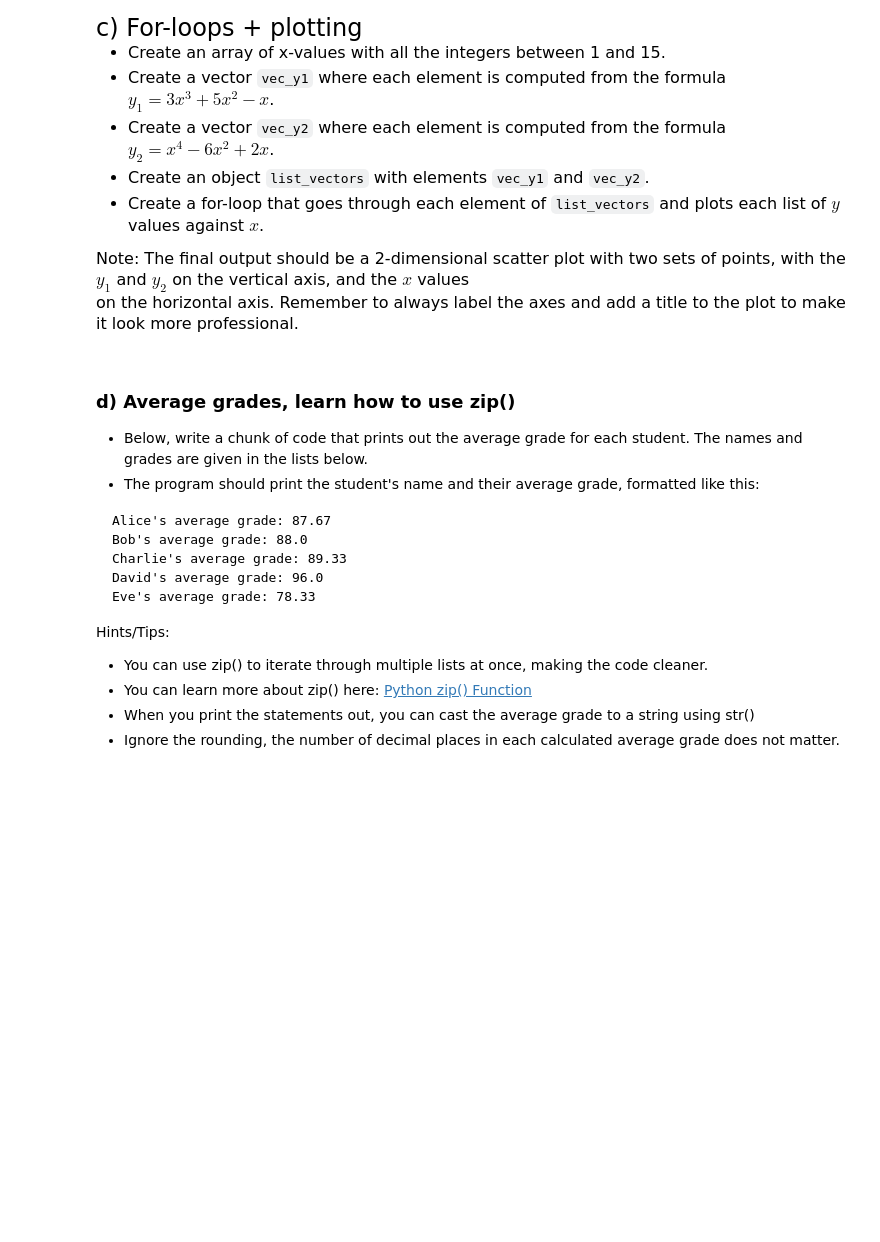
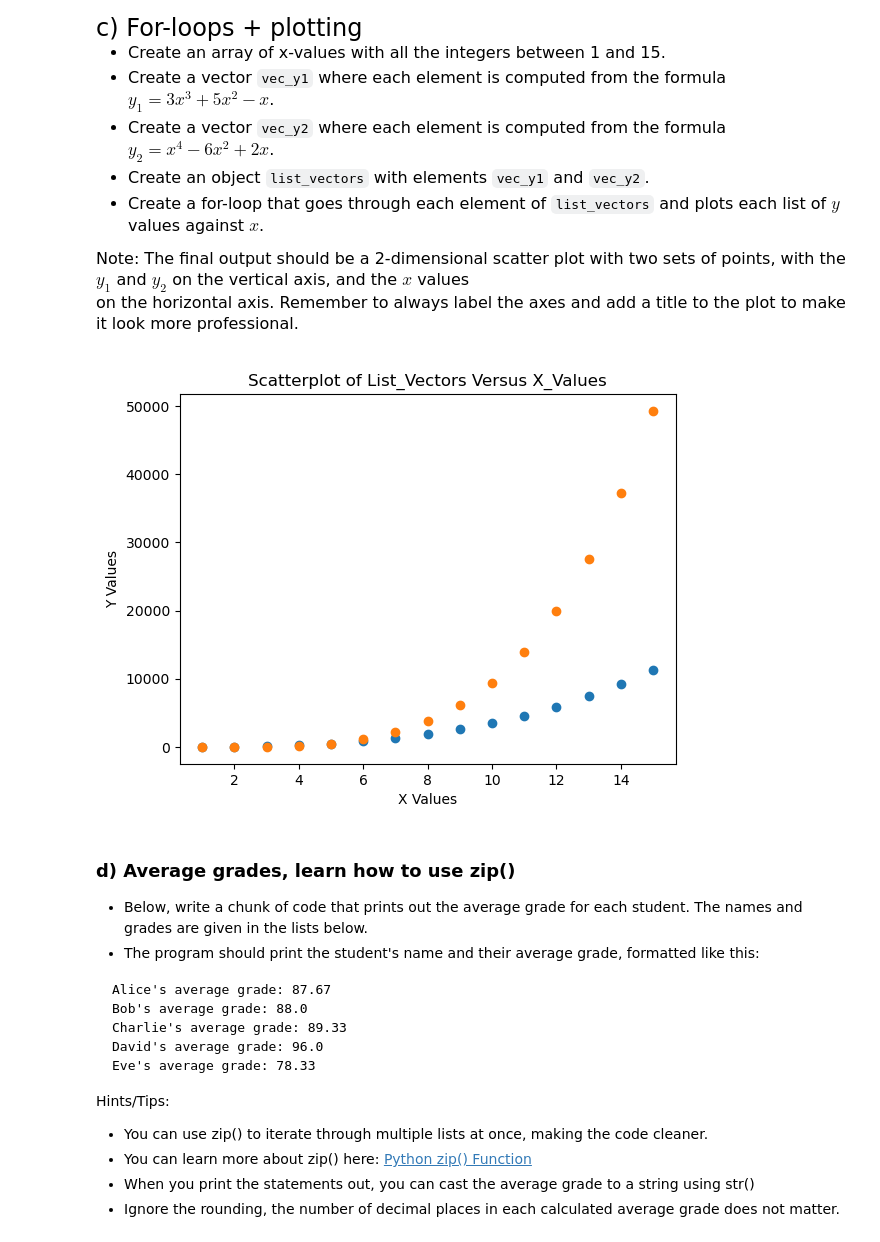
Before and after one commit to joyxqu/qtm151spring2025, a Jupyter notebook: assignment4/assignment4.ipynb, the cells around one changed output. Drawn from its saved outputs; the diff is of its cells as text; code cells hidden in the pictures; blank space fills up the shorter version.

```diff
--- a/assignment4/assignment4.ipynb
+++ b/assignment4/assignment4.ipynb
@@ -38,0 +37,11 @@ student_names = ["Alice", "Bob", "Charlie", "David", "Eve",
+# %%
+honor_roll_names = []
+honor_roll_scores = []
+
+for i in range(len(test_scores)):
+    if test_scores[i] >= 90:
+        honor_roll_names.append(student_names[i])
+        honor_roll_scores.append(test_scores[i])
+
+print(honor_roll_names)
+print(honor_roll_scores)
@@ -73,3 +91,24 @@ on the horizontal axis. Remember to always label the axes and add a title to the
+# %%
+x_values = np.array(range(1, 16))
+
+vec_y1 = 3 * x_values ** 3 + 5 * x_values ** 2 - x_values
+vec_y2 = x_values ** 4 - 6 * x_values ** 2 + 2 * x_values
+
+list_vectors = [vec_y1, vec_y2]
+
+# Iterate through list_vectors
+for i, vector in enumerate(list_vectors):
+    plt.scatter(x_values, vector)
+
+# Add labels to the plot
+plt.xlabel('X Values')
+plt.ylabel('Y Values')
+plt.title('Scatterplot of List_Vectors Versus X_Values')
+
+# Display the plot
+plt.show()
+# %% [output]
+[figure, added]
 # %% [markdown]
 ### d) Average grades, learn how to use zip()
 
```
Also changed, not shown: parts of 14 cells of this notebook.
